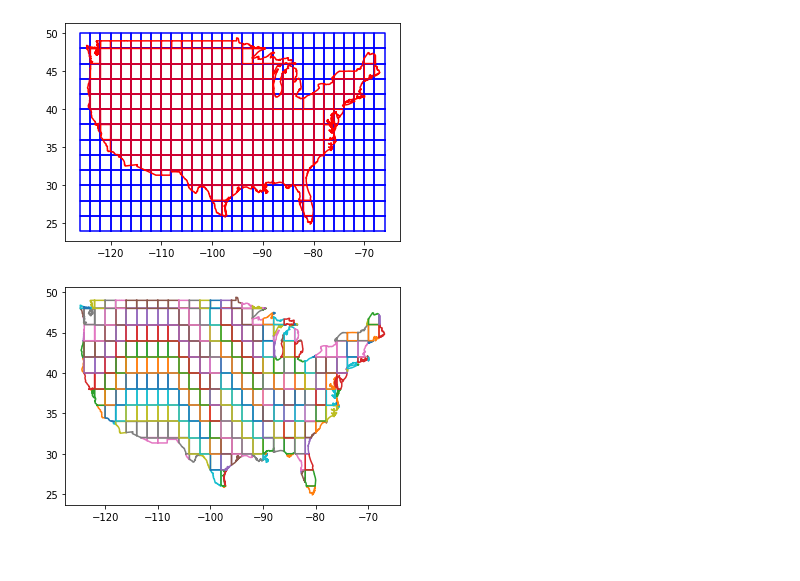
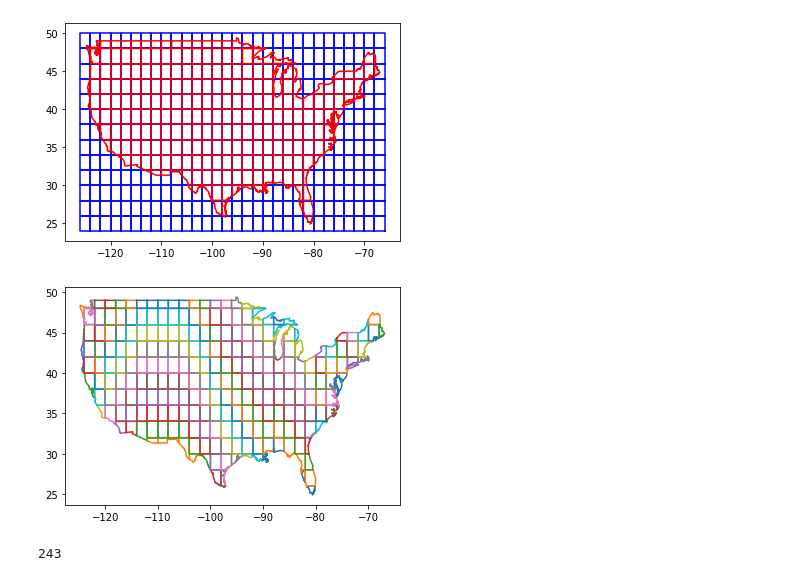
Before and after one commit to Nirvan66/GeoguessrAI, a Jupyter notebook: infoExtraction/gridCreation.ipynb, the cells around one changed output. Saved outputs shown, nothing was run; the diff lists cells and outputs as text; code cells hidden in the pictures.

```diff
--- a/infoExtraction/infoExtraction.ipynb
+++ b/infoExtraction/gridCreation.ipynb
@@ -110,8 +154,10 @@ def partition(polygon, dim):
 # %%
-usaPolyGrid = partition(usaPoly, 2)
+usaPolyGrid = partition(usaPoly, 2, mergeFactor=0.1)
 # %%
 for i in usaPolyGrid.values():
     plt.plot(i[:,1],i[:,0])
 plt.show()
+len(usaPolyGrid)
 # %% [output]
-[figure, old version]
+[figure, new version]
+243
```
Also changed, not shown: parts of 8 cells of this notebook, 2 other files.
